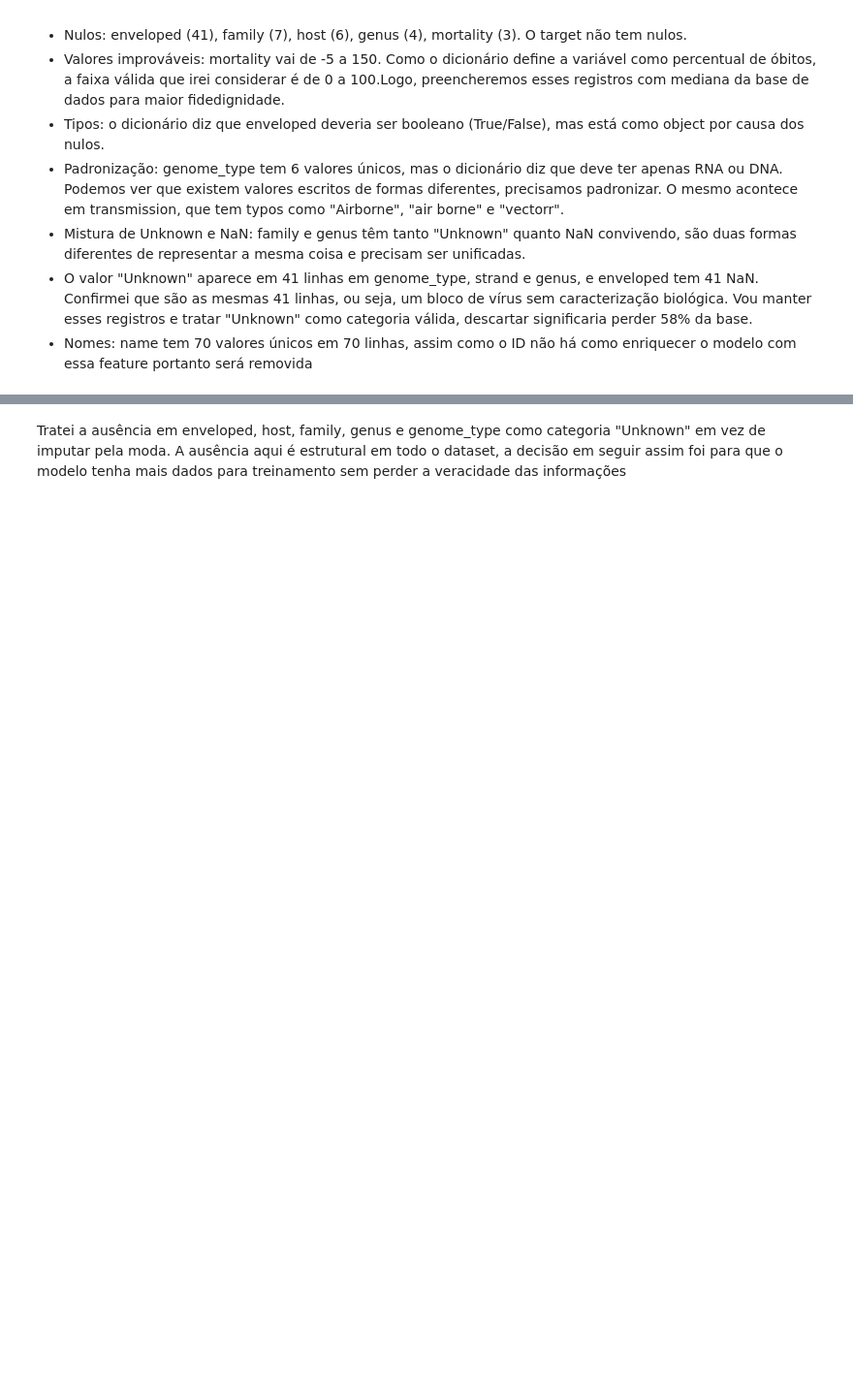
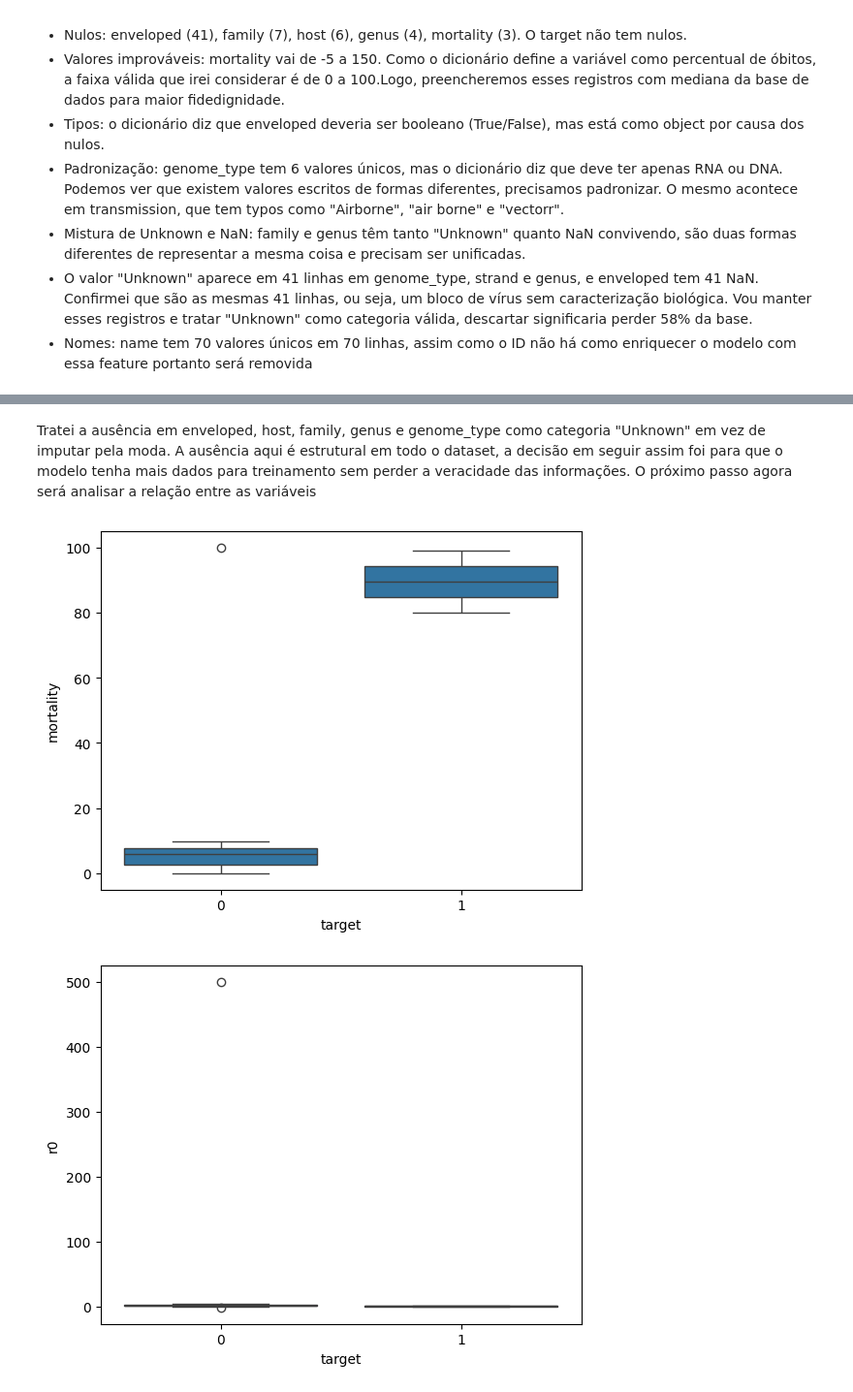
Before and after one commit to kenedysilva27/virus-risk, a Jupyter notebook: notebooks/EDA_PREPROCESSING.ipynb, the cells around one changed output, grey strips where cells are left out. Shown at 97% size. Cells and saved outputs as stored; diff of their text form; code cells hidden in the pictures; blank space fills up the shorter version.

```diff
--- a/notebooks/EDA_PREPROCESSING.ipynb
+++ b/notebooks/EDA_PREPROCESSING.ipynb
@@ -425,4 +425,20 @@ Valores únicos em host: ['human', 'animal', 'Unknown', 'both']
 | 69 | 70 | Unknown | Unknown | Unknown | Unknown | Unknown | bodily fluids | 7.25 | 0.75 | ... |
 # %% [markdown]
 Tratei a ausência em enveloped, host, family, genus e genome_type como categoria "Unknown" em vez de imputar pela moda. A ausência aqui é estrutural em todo o dataset, a decisão em
-seguir assim foi para que o modelo tenha mais dados para treinamento sem perder a veracidade das informações
+seguir assim foi para que o modelo tenha mais dados para treinamento sem perder a veracidade das informações. O próximo passo agora será analisar a relação entre as variáveis
+# %%
+# numéricas: boxplot por classe
+for var in ['mortality', 'r0']:
+    plt.figure()
+    sns.boxplot(data=dataset_full_2, x='target', y=var)
+    plt.show()
+
+# categóricas: proporção por classe
+for var in ['genome_type', 'strand', 'enveloped', 'transmission', 'host', 'family', 'genus']:
+    plt.figure()
+    sns.countplot(data=dataset_full_2, x=var, hue='target')
+    plt.xticks(rotation=45)
+    plt.show()
+# %% [output]
+[figure, added]
+[figure, added]
```
Also changed, not shown: parts of 10 cells of this notebook, 1 other file.
